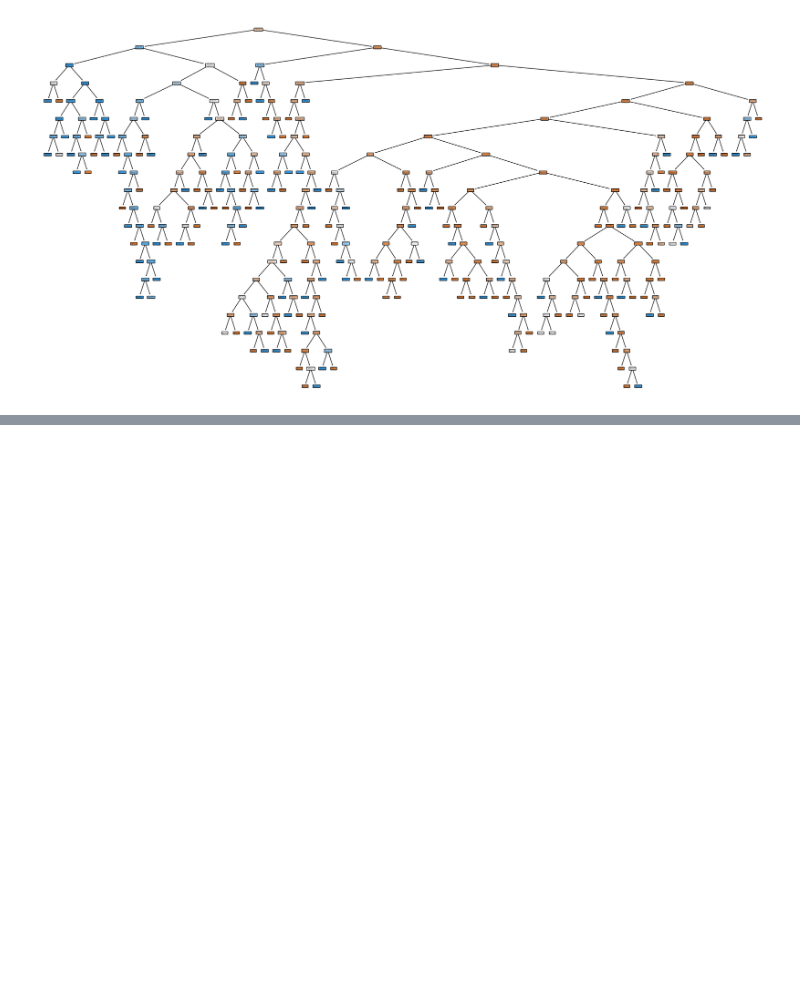
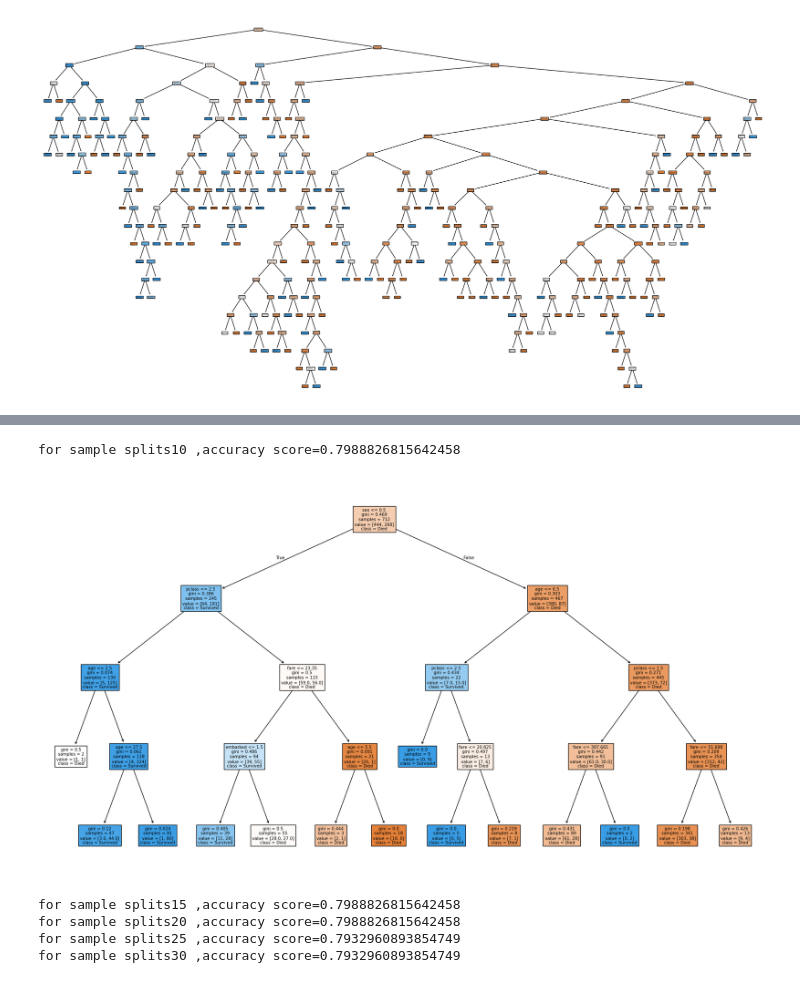
Before and after one commit to Pushkaraj-R-Jagatap/AIML_Learning, a Jupyter notebook: decision_tree_classifiere.ipynb, the cells around one changed output, grey strips where cells are left out. Cells and saved outputs as stored; diff of their text form; code cells hidden in the pictures; blank space fills up the shorter version.

```diff
--- a/decision_tree_classifiere.ipynb
+++ b/decision_tree_classifiere.ipynb
@@ -135,0 +167,26 @@ plt.show()
+# %%
+#minimum samplee splits
+min_sample_splits=[10,15,20,25,30]
+for splits in min_sample_splits:
+    model=DecisionTreeClassifier(max_depth=4,min_samples_split=splits)
+    model.fit(x_train,y_train)
+    acc=model.score(x_test,y_test)
+    print(f"for sample splits{splits} ,accuracy score={acc}")
+
+    if splits==10:
+        plt.figure(figsize=(18,10))
+        plot_tree(
+        model,
+        feature_names=x.columns,
+        class_names=['Died','Survived'],
+        filled=True,
+        )
+        plt.tight_layout()
+        plt.show()
+# %% [output]
+for sample splits10 ,accuracy score=0.7988826815642458
+[figure, added]
+for sample splits15 ,accuracy score=0.7988826815642458
+for sample splits20 ,accuracy score=0.7988826815642458
+for sample splits25 ,accuracy score=0.7932960893854749
+for sample splits30 ,accuracy score=0.7932960893854749
```
Also changed, not shown: parts of 2 cells of this notebook.
